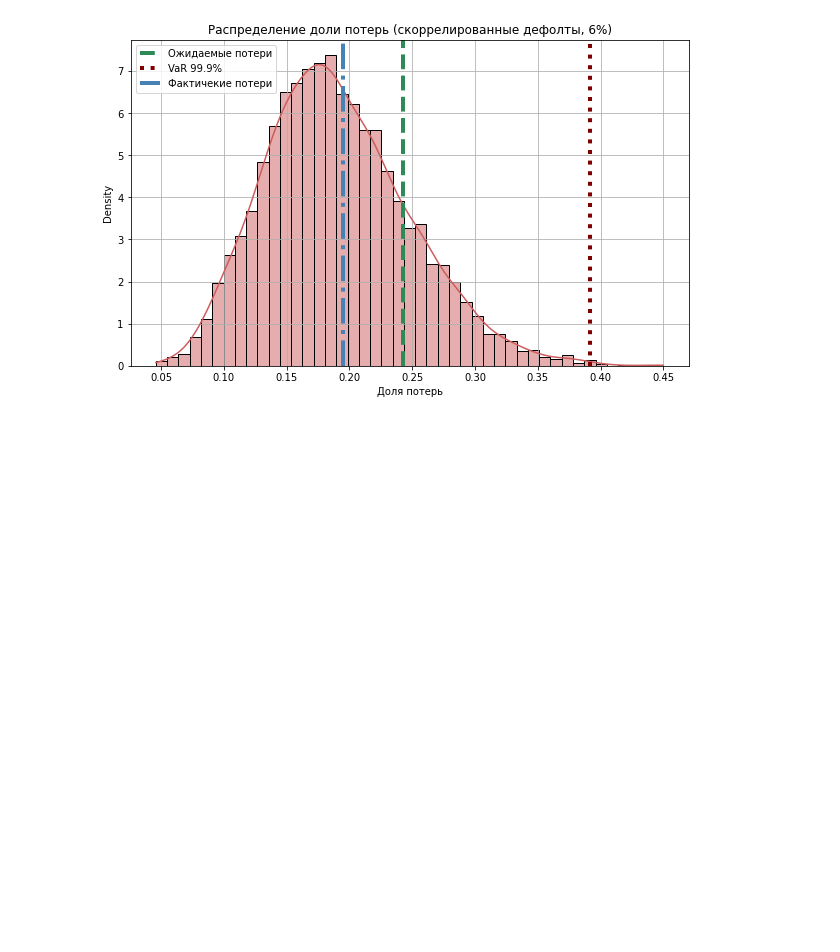
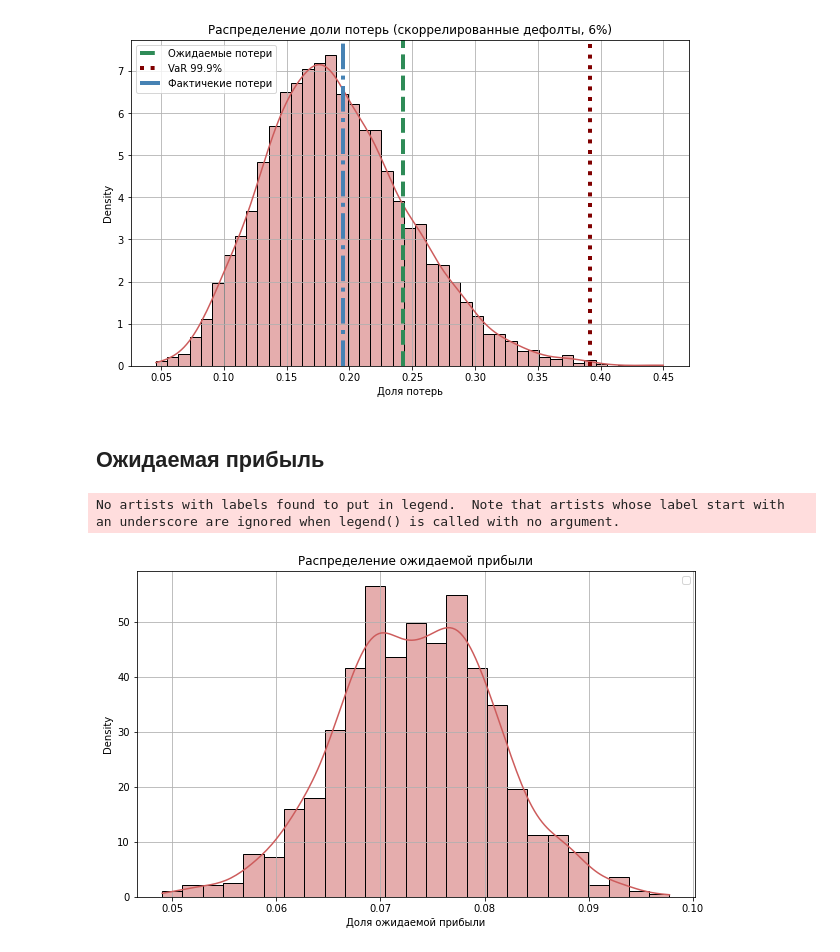
Before and after one commit to goo-goo-goo-joob/hse_credit_risk, a Jupyter notebook: calc_losses.ipynb, the cells around one changed output. Cells and saved outputs as stored; diff of their text form; code cells hidden in the pictures; blank space fills up the shorter version.

```diff
--- a/calc_losses.ipynb
+++ b/calc_losses.ipynb
@@ -130,3 +164,32 @@ plt.grid()
 plt.show()
 # %% [output]
 [figure]
+# %% [markdown]
+## Ожидаемая прибыль
+# %%
+profits = []
+metrics = []
+scores_target = scores[scores["target"] != -1]
+for i in tqdm(range(1000)):
+    scr = scores_target.sample(30000, random_state=i)
+
+    # ожидаемая прибыль
+    max_profit = scr[scr["target"] == 0]
+    max_profit = (max_profit["installment"] * max_profit["term"] - max_profit["funded_amnt"]).sum()
+
+    loss = scr[(scr["score"] < best_thr) & (scr["target"] == 1)]["funded_amnt"].sum()
+    profit = scr[(scr["score"] < best_thr) & (scr["target"] == 0)]
+    profit = (profit["installment"] * profit["term"] - profit["funded_amnt"]).sum()
+    profits.append((profit - loss) / max_profit)
+
+    metrics.append(roc_auc_score(scr["target"], scr["score"]) * 2 - 1)
+# %%
+plt.figure(figsize=(10, 6), facecolor="w")
+sns.histplot(profits, stat="density", kde=True, color="indianred")
+plt.title("Распределение ожидаемой прибыли")
+plt.xlabel("Доля ожидаемой прибыли")
+plt.grid()
+plt.show()
+# %% [output]
+No artists with labels found to put in legend.  Note that artists whose label start with an underscore are ignored when legend() is called with no argument.
+[figure, added]
```
Also changed, not shown: parts of 14 cells of this notebook.
